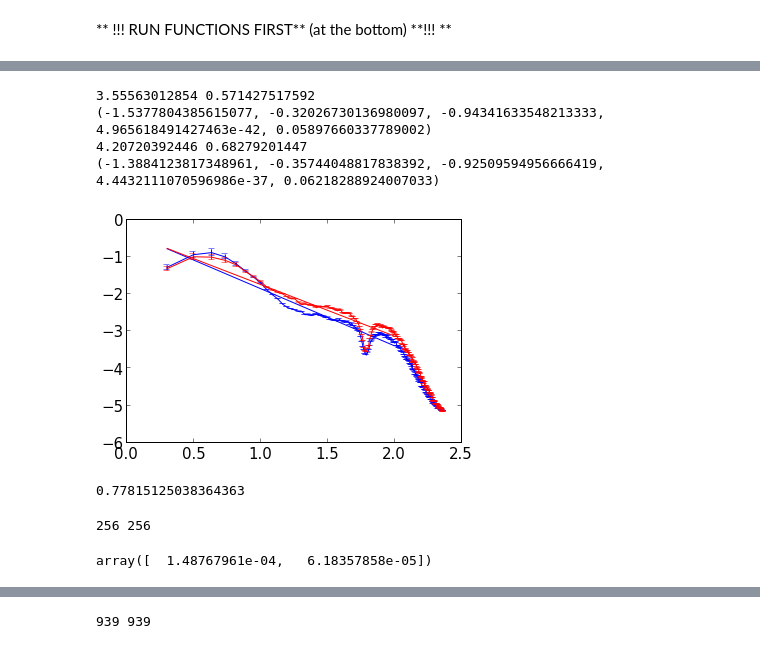
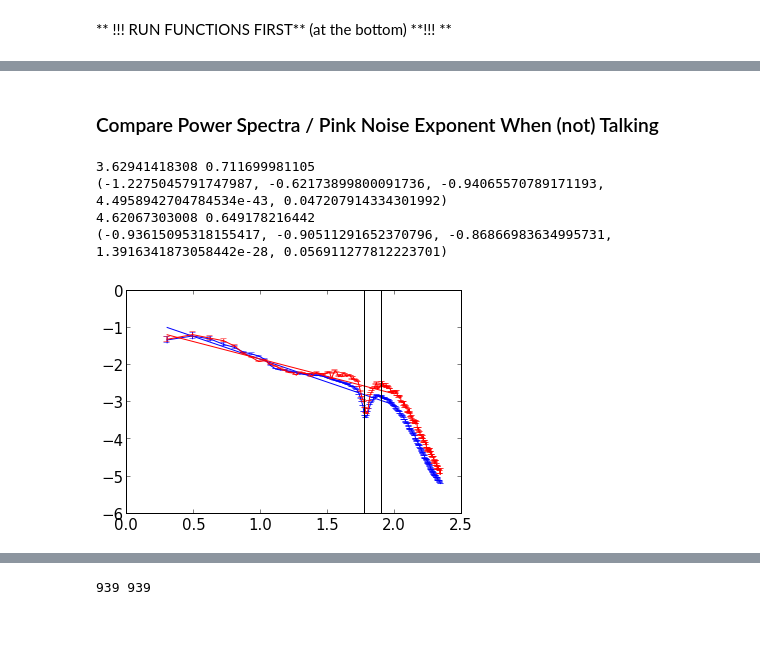
Before and after one commit to wazaahhh/hyperscanning, a Jupyter notebook: brainwaves_hyperscanning.ipynb, the cells around one changed output, grey strips where cells are left out. Cells and saved outputs as stored; diff of their text form; code cells hidden in the pictures.

Commit message:
pink noise characterize recoded

```diff
--- a/brainwaves_hyperscanning.ipynb
+++ b/brainwaves_hyperscanning.ipynb
@@ -38,5 +42,5 @@ jsonData = loadSessionFromS3(date,session,loadJson=True)
 # %%
-subject = 'Vaidy'
+subject = 'Benjamin'
 key = bucket.get_key(dStructure[date][session][subject])
 f = StringIO.StringIO(key.get_contents_as_string())
 csvType = csv.reader(f,delimiter=' ')
@@ -48,6 +52,15 @@ dic = entropySeries(time,rawData,q,windowSize=1,normalize=True)
 
 voiceIndex = np.array(jsonData['voice'][subject]['active'])
 voiceTime = np.array(jsonData['voice'][subject]['time'])
+# %% [markdown]
+### Compare Power Spectra / Pink Noise Exponent When (not) Talking
 # %%
 i0 = np.in1d(dic['time'],voiceTime[voiceIndex ==0])
 i1 = np.in1d(dic['time'],voiceTime[voiceIndex ==1])
+
+ps0 = np.array(dic['spectra'])[i0]
+ps1 = np.array(dic['spectra'])[i1]
+
+xOutput = np.linspace(2,220,200)
+a0,s0 = avgPowerSpectrum(ps0,xOutput)
+a1,s1 = avgPowerSpectrum(ps1,xOutput)
@@ -79,47 +67,37 @@ def avgPowerSpectra(pspectra,xOutput):
-# %%
-xOutput = np.linspace(2,220,200)
-a0,s0 = avgPowerSpectra(ps0,xOutput)
-a1,s1 = avgPowerSpectra(ps1,xOutput)
 # %%
 avg0 = np.mean(a0,0)
 avg1 = np.mean(a1,0)
 
 lx = np.log10(xOutput)
 ly0 = np.log10(avg0)
 ly1 = np.log10(avg1)
 
 std0 = np.std(a0,0)
 std1 = np.std(a1,0)
 
 c = lx < 2
 
 fit0 = stats.linregress(lx[c],ly0[c])
 fit1 = stats.linregress(lx[c],ly1[c])
 
 errorbar(lx,ly0,yerr=std0,color='b')
 plot(lx[c],lx[c]*fit0[0]+fit0[1],'b-')
 errorbar(lx,ly1,yerr=std1,color='r')
 plot(lx[c],lx[c]*fit1[0]+fit1[1],'r-')
 
-
+y = np.linspace(-6,0,50)
+x60 = np.zeros_like(y)+ np.log10(60)
+plot(x60,y,'k-')
+x80 = np.zeros_like(y)+ np.log10(80)
+plot(x80,y,'k-')
 
 print np.mean(s0),np.std(s0)
 print fit0
 print np.mean(s1),np.std(s1)
 print fit1
 # %% [output]
-3.55563012854 0.571427517592
-(-1.5377804385615077, -0.32026730136980097, -0.94341633548213333, 4.965618491427463e-42, 0.05897660337789002)
-4.20720392446 0.68279201447
-(-1.3884123817348961, -0.35744048817838392, -0.92509594956666419, 4.4432111070596986e-37, 0.06218288924007033)
+3.62941418308 0.711699981105
+(-1.2275045791747987, -0.62173899800091736, -0.94065570789171193, 4.4958942704784534e-43, 0.047207914334301992)
+4.62067303008 0.649178216442
+(-0.93615095318155417, -0.90511291652370796, -0.86866983634995731, 1.3916341873058442e-28, 0.056911277812223701)
-[figure, old version]
+[figure, new version]
-# %%
-np.log10(6)
-# %% [output]
-0.77815125038364363
-# %%
-y = ps0[0]/sum(ps0[0])
-x = np.arange(1,len(y)+1)
-print len(y),len(x)
-# %% [output]
-256 256
@@ -128,4 +103,0 @@ f = interp1d(x,y)
-# %%
-f([50,56])
-# %% [output]
-array([  1.48767961e-04,   6.18357858e-05])
```
Also changed, not shown: parts of 20 cells of this notebook.
